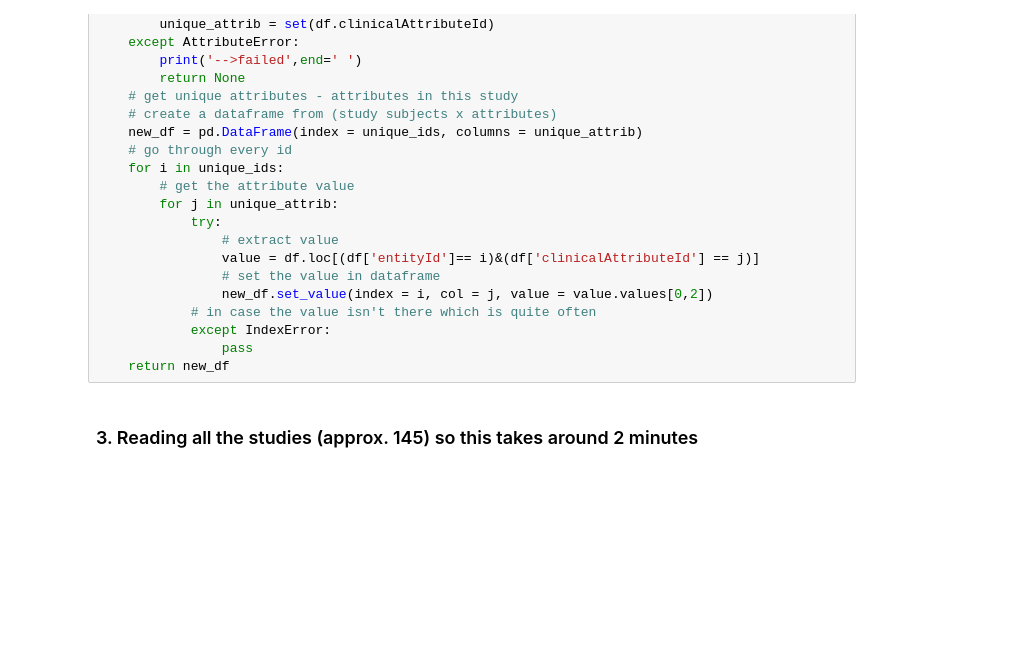
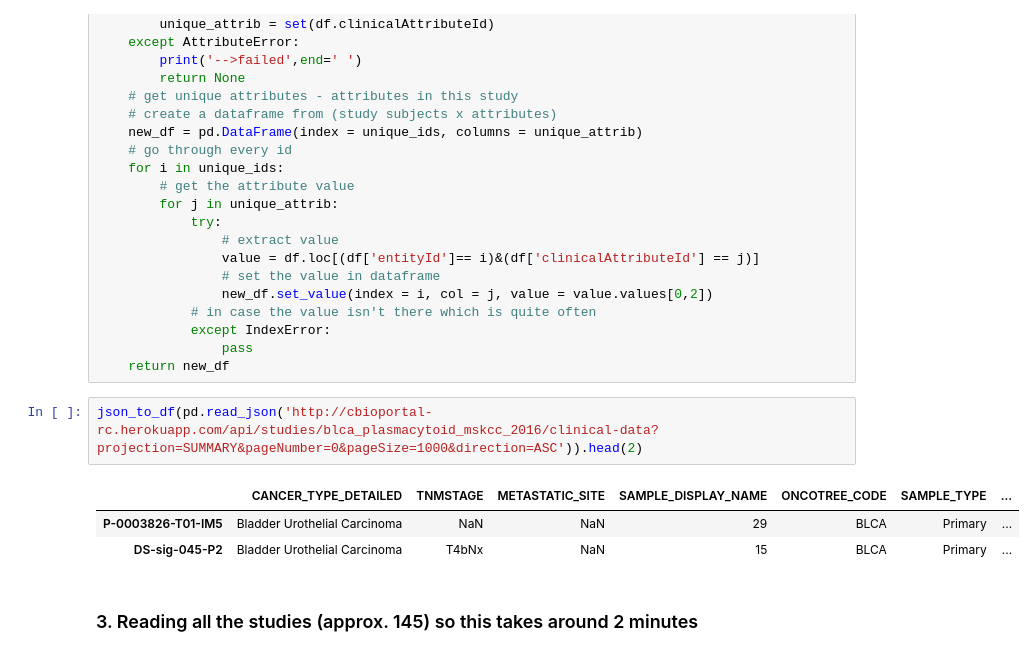
Before and after one commit to dorianbg/cBioPortal-advanced-data-analysis, a Jupyter notebook: cBioPortal_Data_Analysis.ipynb, the cells around one changed output. Saved outputs shown, nothing was run; the diff lists cells and outputs as text; blank space fills up the shorter version.

```diff
--- a/cBioPortal_Data_Analysis.ipynb
+++ b/cBioPortal_Data_Analysis.ipynb
@@ -81,6 +81,12 @@ def json_to_df(df : pd.DataFrame):
             except IndexError:
                 pass
     return new_df
+# %%
+json_to_df(pd.read_json('http://cbioportal-rc.herokuapp.com/api/studies/blca_plasmacytoid_mskcc_2016/clinical-data?projection=SUMMARY&pageNumber=0&pageSize=1000&direction=ASC')).head(2)
+# %% [output]
+|  | CANCER_TYPE_DETAILED | TNMSTAGE | METASTATIC_SITE | SAMPLE_DISPLAY_NAME | ONCOTREE_CODE | SAMPLE_TYPE | ... |
+| P-0003826-T01-IM5 | Bladder Urothelial Carcinoma | NaN | NaN | 29 | BLCA | Primary | ... |
+| DS-sig-045-P2 | Bladder Urothelial Carcinoma | T4bNx | NaN | 15 | BLCA | Primary | ... |
 # %% [markdown]
 ### 3. Reading all the studies (approx. 145) so this takes around 2 minutes
 # %%
```
Also changed, not shown: parts of 6 cells of this notebook.
